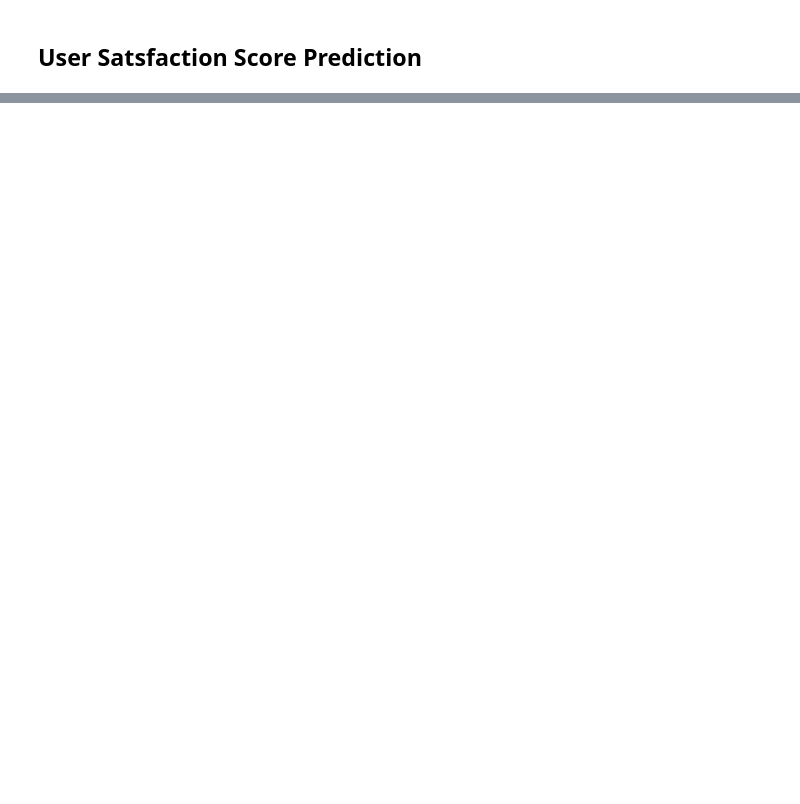
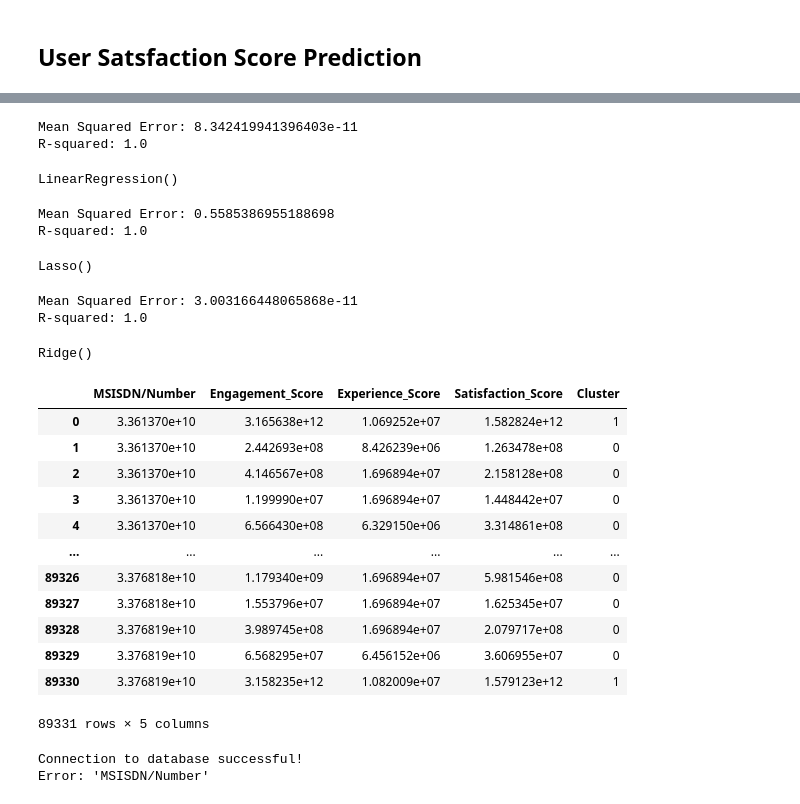
Before and after one commit to epythonlab/10academy-aim-week2-challenge, a Jupyter notebook: notebooks/usersatisfaction_analytics_notebook.ipynb, the cells around one changed output, grey strips where cells are left out. Cells and saved outputs as stored; diff of their text form; code cells hidden in the pictures; blank space fills up the shorter version.

Commit message:
satisfaction model prediction done

```diff
--- a/notebooks/usersatisfaction_analytics_notebook.ipynb
+++ b/notebooks/usersatisfaction_analytics_notebook.ipynb
@@ -27,14 +27,18 @@ engagement_analysis.metrics.head()
 engagement_analysis.normalize_and_cluster(n_clusters=3)
 # %%
 # Computer Engagement Score
-
 engagement_features = [
     'total_session_duration',
     'total_download_traffic',
     'total_upload_traffic',
     'sessions_frequency']
 
+# Identify least engaged cluster
+least_engaged_cluster = engagement_analysis.cluster_centers[engagement_features].sum(axis=1).idxmin()
+
+# Compute engagement scores
 engagement_scores = satisfaction_analysis.compute_score(
     engagement_analysis.metrics,
     engagement_analysis.cluster_centers,
-    engagement_features, 'Engagement_Score')
+    engagement_features, 'Engagement_Score',
+    least_engaged_cluster)
@@ -84,0 +134,51 @@ experience_scores
+# %%
+# Satisfaction prediction using LinearRegression Model
+satisfaction_analysis.build_regression_model(
+    engagement_scores, experience_scores)
+# %% [output]
+Mean Squared Error: 8.342419941396403e-11
+R-squared: 1.0
+LinearRegression()
+# %%
+# Satisfaction prediction using Lasso Model
+satisfaction_analysis.build_regression_model(
+    engagement_scores, experience_scores, model_type='lasso')
+# %% [output]
+Mean Squared Error: 0.5585386955188698
+R-squared: 1.0
+Lasso()
+# %%
+# Satisfaction prediction using Ridge Model
+satisfaction_analysis.build_regression_model(
+    engagement_scores, experience_scores, model_type='rigde')
+# %% [output]
+Mean Squared Error: 3.003166448065868e-11
+R-squared: 1.0
+Ridge()
+# %%
+# Clustering engagement scores and experience scores
+cluster_df, cluster_centers = satisfaction_analysis.perform_clustering(
+    engagement_scores, experience_scores
+)
+# %%
+cluster_df
+# %% [output]
+|  | MSISDN/Number | Engagement_Score | Experience_Score | Satisfaction_Score | Cluster |
+| 0 | 3.361370e+10 | 3.165638e+12 | 1.069252e+07 | 1.582824e+12 | 1 |
+| 1 | 3.361370e+10 | 2.442693e+08 | 8.426239e+06 | 1.263478e+08 | 0 |
+| 2 | 3.361370e+10 | 4.146567e+08 | 1.696894e+07 | 2.158128e+08 | 0 |
+| 3 | 3.361370e+10 | 1.199990e+07 | 1.696894e+07 | 1.448442e+07 | 0 |
+| 4 | 3.361370e+10 | 6.566430e+08 | 6.329150e+06 | 3.314861e+08 | 0 |
+| ... | ... | ... | ... | ... | ... |
+| 89326 | 3.376818e+10 | 1.179340e+09 | 1.696894e+07 | 5.981546e+08 | 0 |
+| 89327 | 3.376818e+10 | 1.553796e+07 | 1.696894e+07 | 1.625345e+07 | 0 |
+| 89328 | 3.376819e+10 | 3.989745e+08 | 1.696894e+07 | 2.079717e+08 | 0 |
+| 89329 | 3.376819e+10 | 6.568295e+07 | 6.456152e+06 | 3.606955e+07 | 0 |
+| 89330 | 3.376819e+10 | 3.158235e+12 | 1.082009e+07 | 1.579123e+12 | 1 |
+89331 rows × 5 columns
+# %%
+# Insert the clustering data into postgresql
+satisfaction_analysis.export_to_postgresql(cluster_aggregation)
+# %% [output]
+Connection to database successful!
+Error: 'MSISDN/Number'
```
Also changed, not shown: parts of 7 cells of this notebook, 7 other files.
